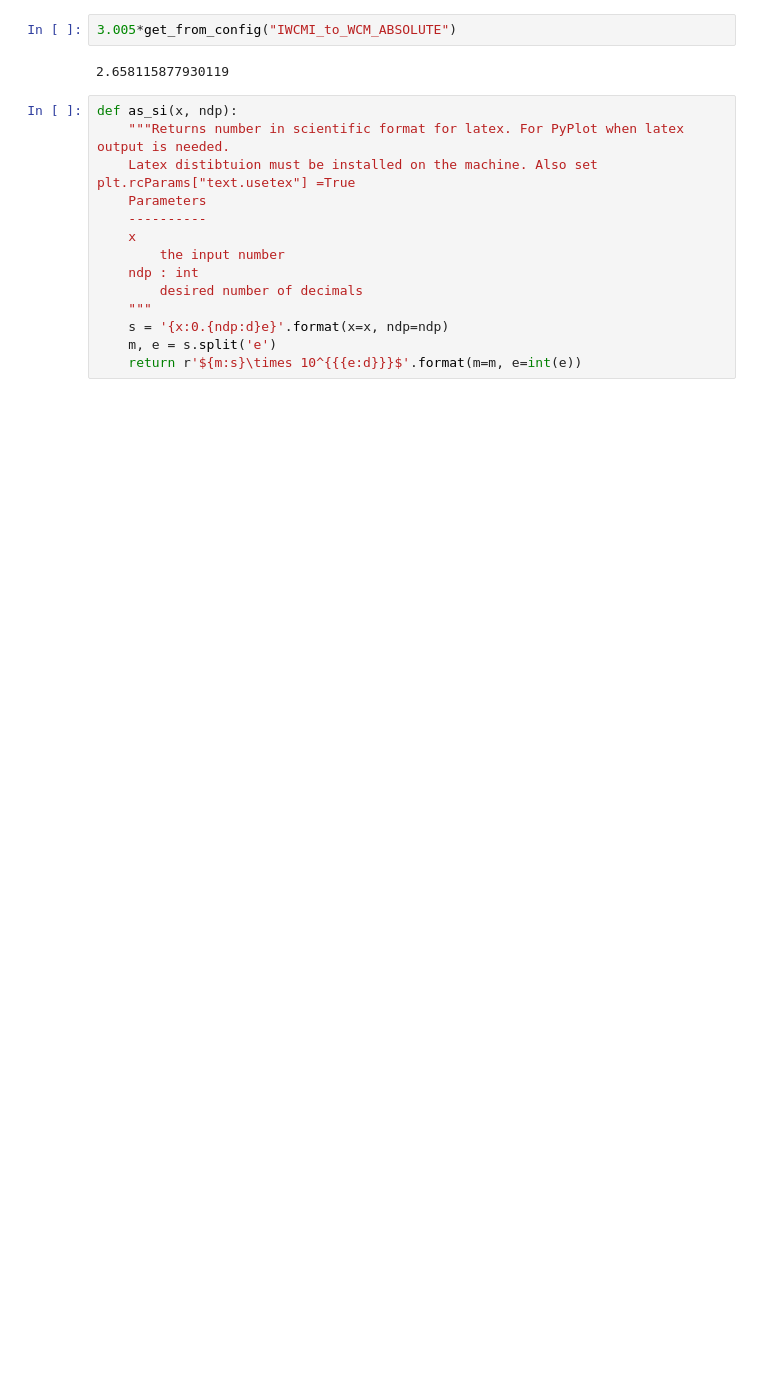
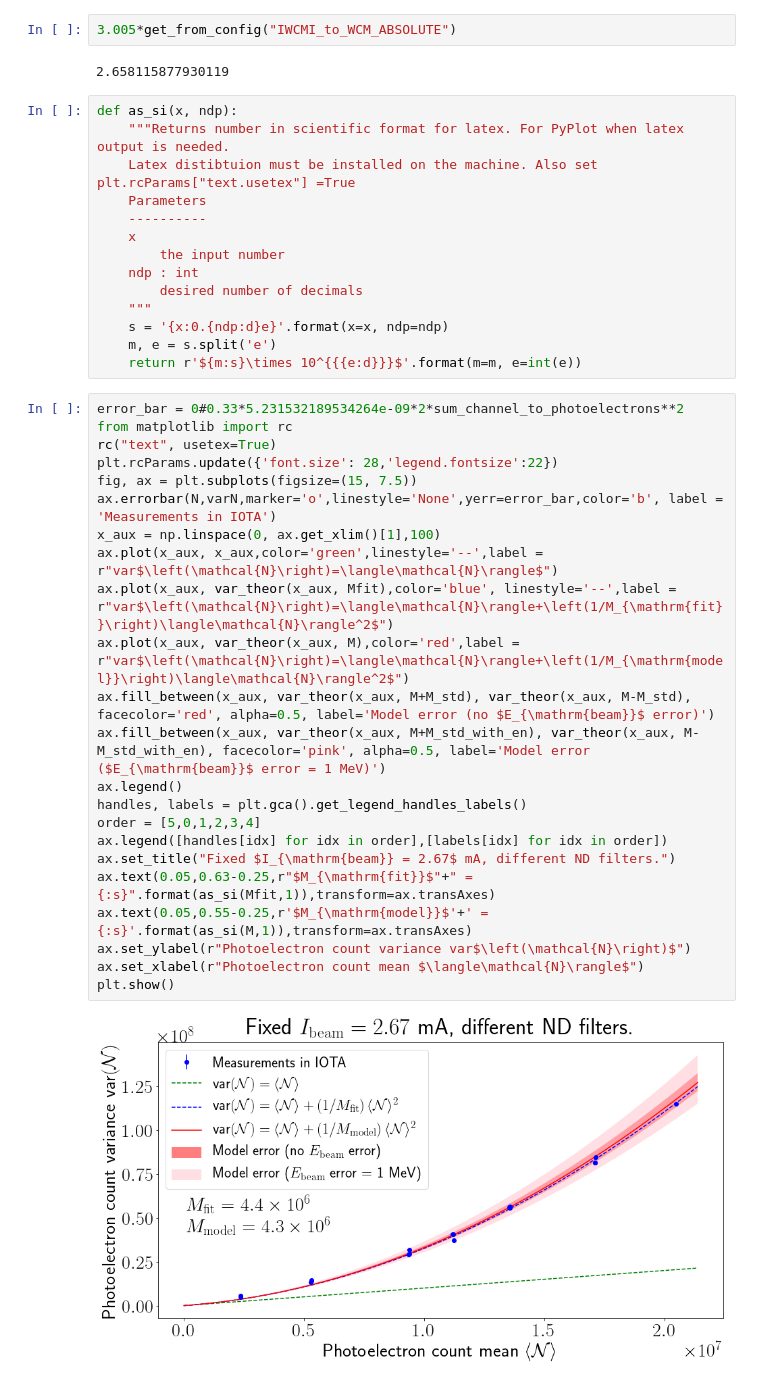
Before and after one commit to IharLobach/fur, a Jupyter notebook: shifts/shift_03_10_2020/nd_filters_data_03_10_2020.ipynb, the cells around one changed output. Drawn from its saved outputs; the diff is of its cells as text; blank space fills up the shorter version.

```diff
--- a/shifts/shift_03_10_2020/nd_filters_data_03_10_2020.ipynb
+++ b/shifts/shift_03_10_2020/nd_filters_data_03_10_2020.ipynb
@@ -102,3 +156,28 @@ def as_si(x, ndp):
     s = '{x:0.{ndp:d}e}'.format(x=x, ndp=ndp)
     m, e = s.split('e')
     return r'${m:s}\times 10^{{{e:d}}}$'.format(m=m, e=int(e))
+# %%
+error_bar = 0#0.33*5.231532189534264e-09*2*sum_channel_to_photoelectrons**2
+from matplotlib import rc
+rc("text", usetex=True)
+plt.rcParams.update({'font.size': 28,'legend.fontsize':22})
+fig, ax = plt.subplots(figsize=(15, 7.5))
+ax.errorbar(N,varN,marker='o',linestyle='None',yerr=error_bar,color='b', label = 'Measurements in IOTA')
+x_aux = np.linspace(0, ax.get_xlim()[1],100)
+ax.plot(x_aux, x_aux,color='green',linestyle='--',label = r"var$\left(\mathcal{N}\right)=\langle\mathcal{N}\rangle$")
+ax.plot(x_aux, var_theor(x_aux, Mfit),color='blue', linestyle='--',label = r"var$\left(\mathcal{N}\right)=\langle\mathcal{N}\rangle+\left(1/M_{\mathrm{fit}}\right)\langle\mathcal{N}\rangle^2$")
+ax.plot(x_aux, var_theor(x_aux, M),color='red',label = r"var$\left(\mathcal{N}\right)=\langle\mathcal{N}\rangle+\left(1/M_{\mathrm{model}}\right)\langle\mathcal{N}\rangle^2$")
+ax.fill_between(x_aux, var_theor(x_aux, M+M_std), var_theor(x_aux, M-M_std), facecolor='red', alpha=0.5, label='Model error (no $E_{\mathrm{beam}}$ error)')
+ax.fill_between(x_aux, var_theor(x_aux, M+M_std_with_en), var_theor(x_aux, M-M_std_with_en), facecolor='pink', alpha=0.5, label='Model error ($E_{\mathrm{beam}}$ error = 1 MeV)')
+ax.legend()
+handles, labels = plt.gca().get_legend_handles_labels()
+order = [5,0,1,2,3,4]
+ax.legend([handles[idx] for idx in order],[labels[idx] for idx in order])
+ax.set_title("Fixed $I_{\mathrm{beam}} = 2.67$ mA, different ND filters.")
+ax.text(0.05,0.63-0.25,r"$M_{\mathrm{fit}}$"+" = {:s}".format(as_si(Mfit,1)),transform=ax.transAxes)
+ax.text(0.05,0.55-0.25,r'$M_{\mathrm{model}}$'+' = {:s}'.format(as_si(M,1)),transform=ax.transAxes)
+ax.set_ylabel(r"Photoelectron count variance var$\left(\mathcal{N}\right)$")
+ax.set_xlabel(r"Photoelectron count mean $\langle\mathcal{N}\rangle$")
+plt.show()
+# %% [output]
+[figure, added]
```
Also changed, not shown: parts of 33 cells of this notebook, 21 other files.
